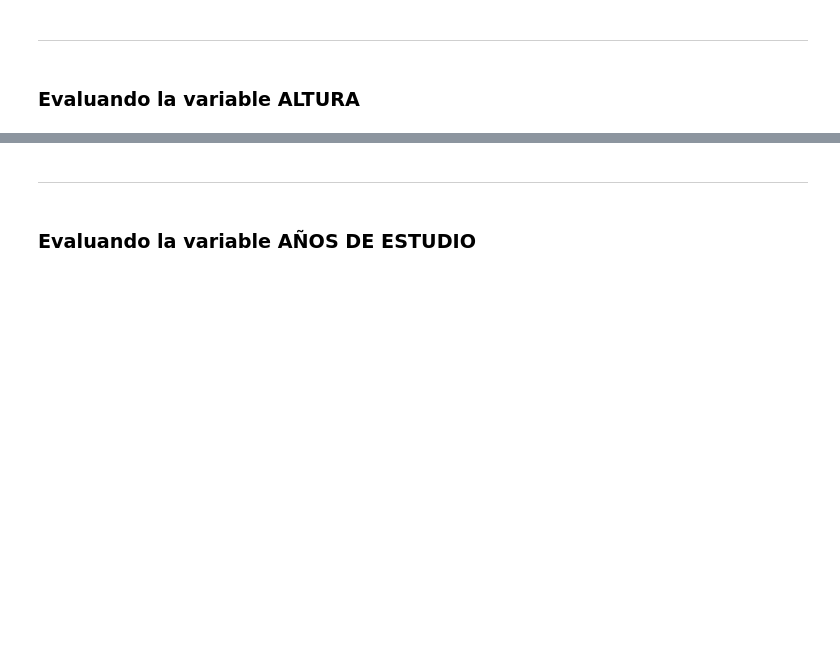
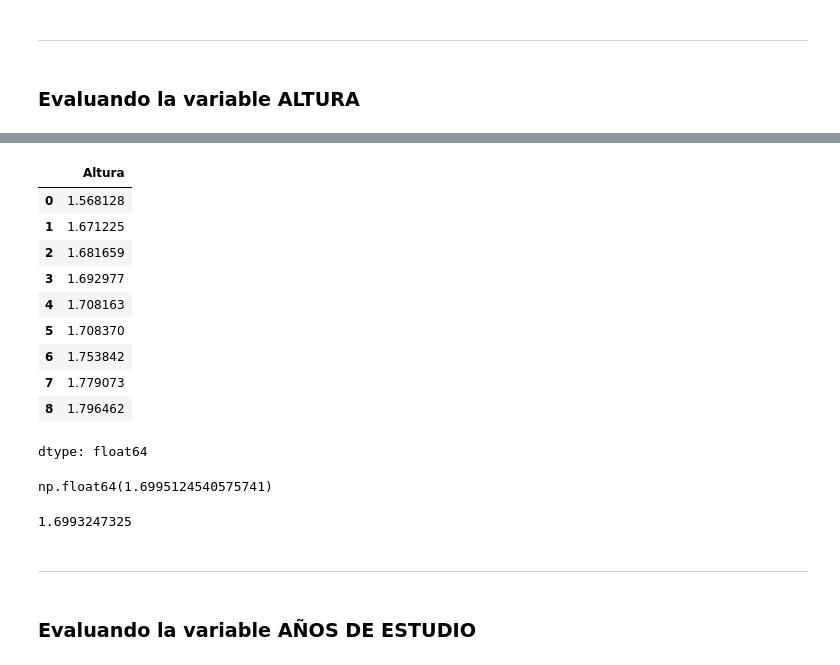
Before and after one commit to MyAppsTest/Estadistica_con_Python, a Jupyter notebook: Curso_de_Estadística_con_Python_1.ipynb, the cells around one changed output, grey strips where cells are left out. Cells and saved outputs as stored; diff of their text form; code cells hidden in the pictures; blank space fills up the shorter version.

```diff
--- a/Curso_de_Estadística_con_Python_1.ipynb
+++ b/Curso_de_Estadística_con_Python_1.ipynb
@@ -809,3 +862,28 @@ KeyboardInterrupt:
+# %%
+moda = datos.Altura.mode()
+moda
+# %% [output]
+|  | Altura |
+| 0 | 1.568128 |
+| 1 | 1.671225 |
+| 2 | 1.681659 |
+| 3 | 1.692977 |
+| 4 | 1.708163 |
+| 5 | 1.708370 |
+| 6 | 1.753842 |
+| 7 | 1.779073 |
+| 8 | 1.796462 |
+dtype: float64
+# %%
+media = datos.Altura.mean()
+media
+# %% [output]
+np.float64(1.6995124540575741)
+# %%
+mediana = datos.Altura.median()
+mediana
+# %% [output]
+1.6993247325
 # %% [markdown]
 ***
 # %% [markdown]
```
Also changed, not shown: parts of 17 cells of this notebook.
